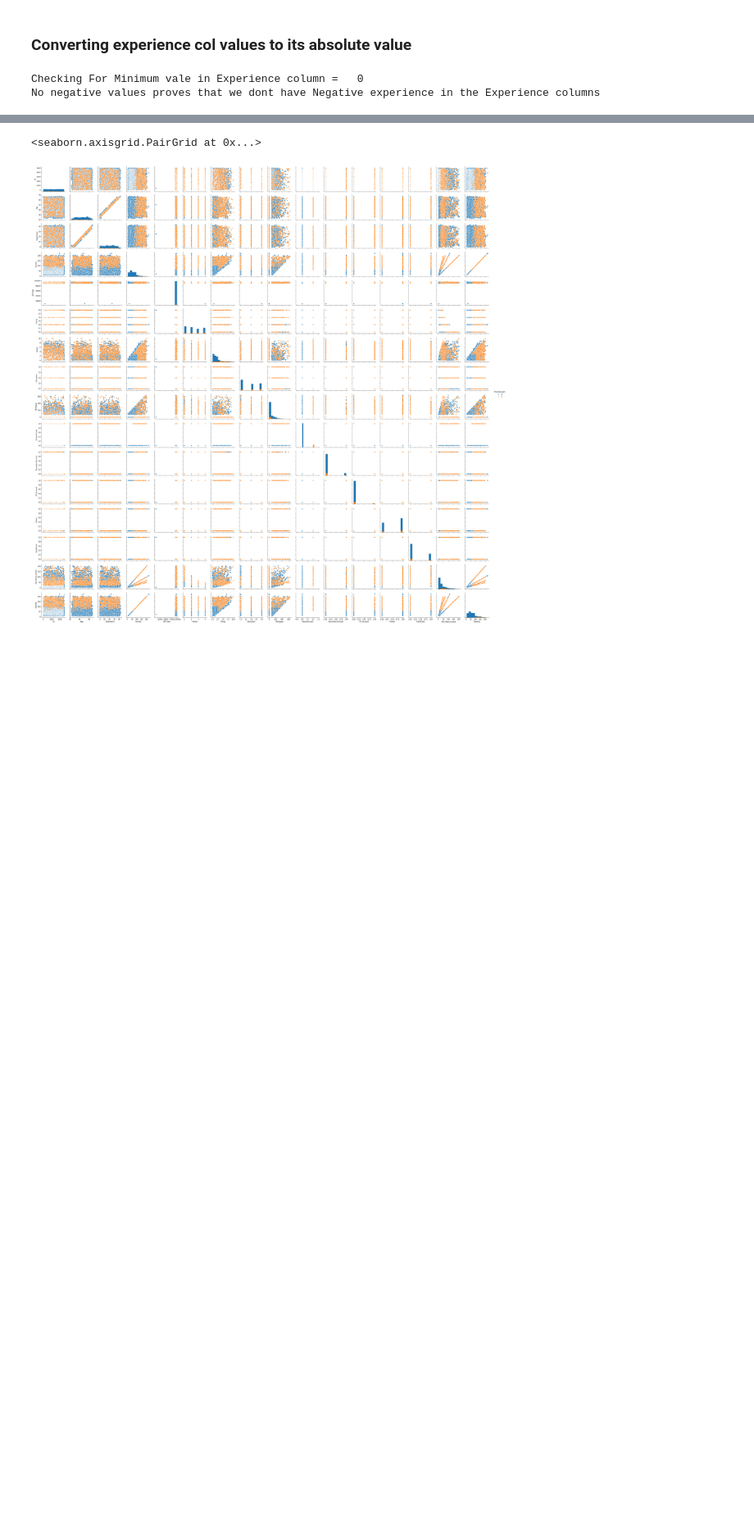
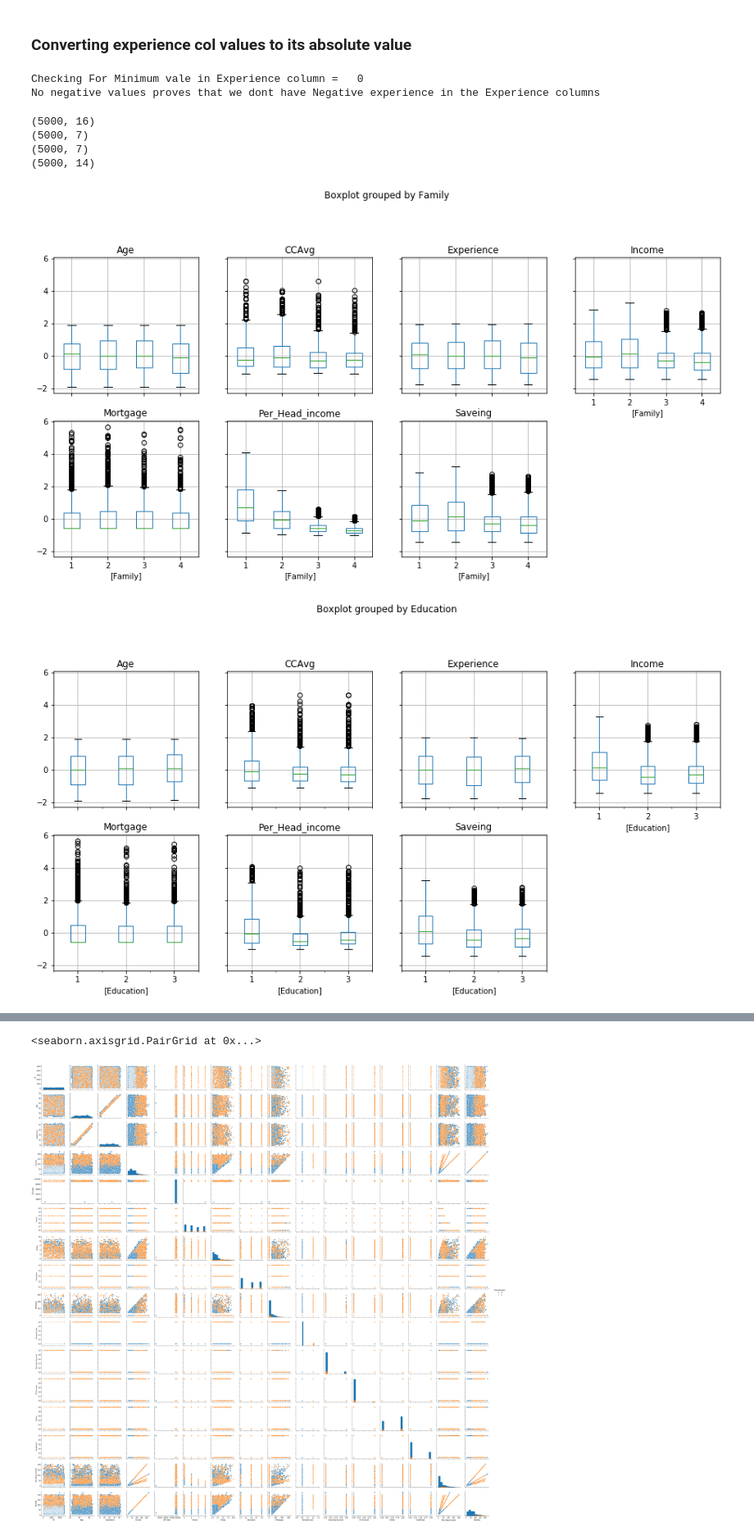
Before and after one commit to GreatLearningAIML1/pune-july19-batch-parikshitbangde, a Jupyter notebook: Supervised Learning_R3_Project2_Thera Bank.ipynb, the cells around one changed output, grey strips where cells are left out. Shown at 82% size. Drawn from its saved outputs; the diff is of its cells as text; code cells hidden in the pictures; blank space fills up the shorter version.

```diff
--- a/Supervised Learning_R3_Project2_Thera Bank.ipynb
+++ b/Supervised Learning_R3_Project2_Thera Bank.ipynb
@@ -198,3 +198,23 @@ print ('No negative values proves that we dont have Negative experience in the E
 # %% [output]
 Checking For Minimum vale in Experience column =   0
 No negative values proves that we dont have Negative experience in the Experience columns
+# %%
+from scipy.stats import zscore
+categorical_df = loan_df[['Family','Education','Personal Loan','Securities Account','CD Account','Online','CreditCard']]
+numerical_df = loan_df[['Age' , 'Experience' , 'Income','Per_Head_income','CCAvg' ,'Saveing','Mortgage']]
+numerical_df = numerical_df.apply(zscore)
+print(loan_df.shape)
+print (numerical_df.shape)  ## excluding ZIP Code and ID col
+print(categorical_df.shape)
+print(loan_combine_df.shape)
+
+for feature in categorical_df:
+    analysis_df = numerical_df.join(categorical_df[feature])
+    analysis_df.boxplot(by= feature , layout = (4,4) , figsize = (15,15));
+# %% [output]
+(5000, 16)
+(5000, 7)
+(5000, 7)
+(5000, 14)
+[figure, added]
+[figure, added]
```
Also changed, not shown: parts of 7 cells of this notebook.
